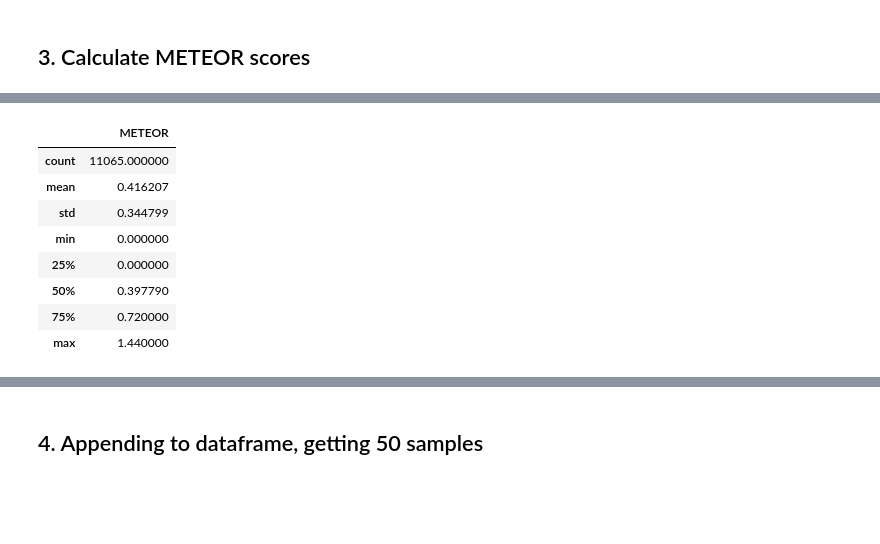
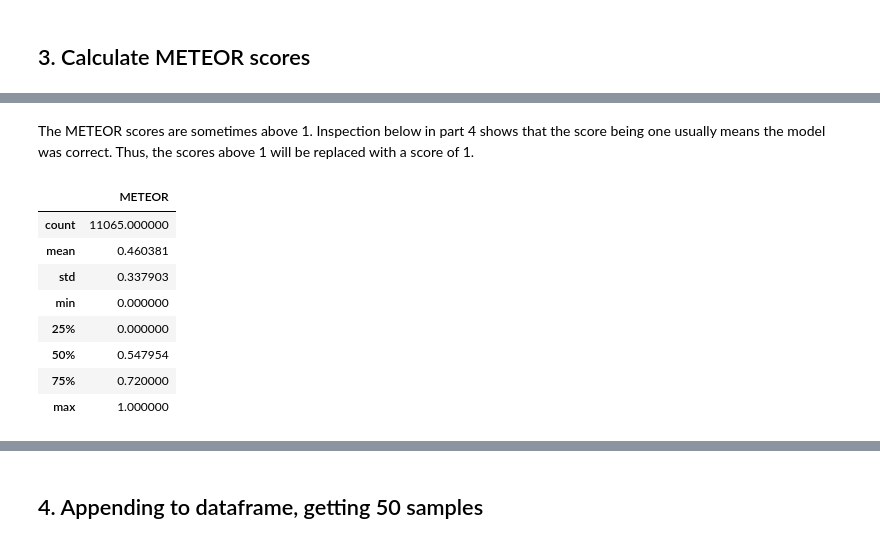
Before and after one commit to anitakurm/data-science-bert, a Jupyter notebook: Evaluation.ipynb, the cells around one changed output, grey strips where cells are left out. Saved outputs shown, nothing was run; the diff lists cells and outputs as text; code cells hidden in the pictures; blank space fills up the shorter version.

```diff
--- a/Evaluation.ipynb
+++ b/Evaluation.ipynb
@@ -685,12 +685,15 @@ bert_meteors.describe()
-# %%
-distil_meteors.describe()
-# %% [output]
-|  | METEOR |
-| count | 11065.000000 |
-| mean | 0.416207 |
-| std | 0.344799 |
-| min | 0.000000 |
-| 25% | 0.000000 |
-| 50% | 0.397790 |
-| 75% | 0.720000 |
-| max | 1.440000 |
+# %% [markdown]
+The METEOR scores are sometimes above 1. Inspection below in part 4 shows that the score being one usually means the model was correct. Thus, the scores above 1 will be replaced with a score of 1.
+# %%
+bert_meteors['METEOR'] = np.where(bert_meteors['METEOR'] > 1, 1, bert_meteors['METEOR'])
+bert_meteors.describe()
+# %% [output]
+|  | METEOR |
+| count | 11065.000000 |
+| mean | 0.460381 |
+| std | 0.337903 |
+| min | 0.000000 |
+| 25% | 0.000000 |
+| 50% | 0.547954 |
+| 75% | 0.720000 |
+| max | 1.000000 |
```
Also changed, not shown: parts of 3 cells of this notebook.
